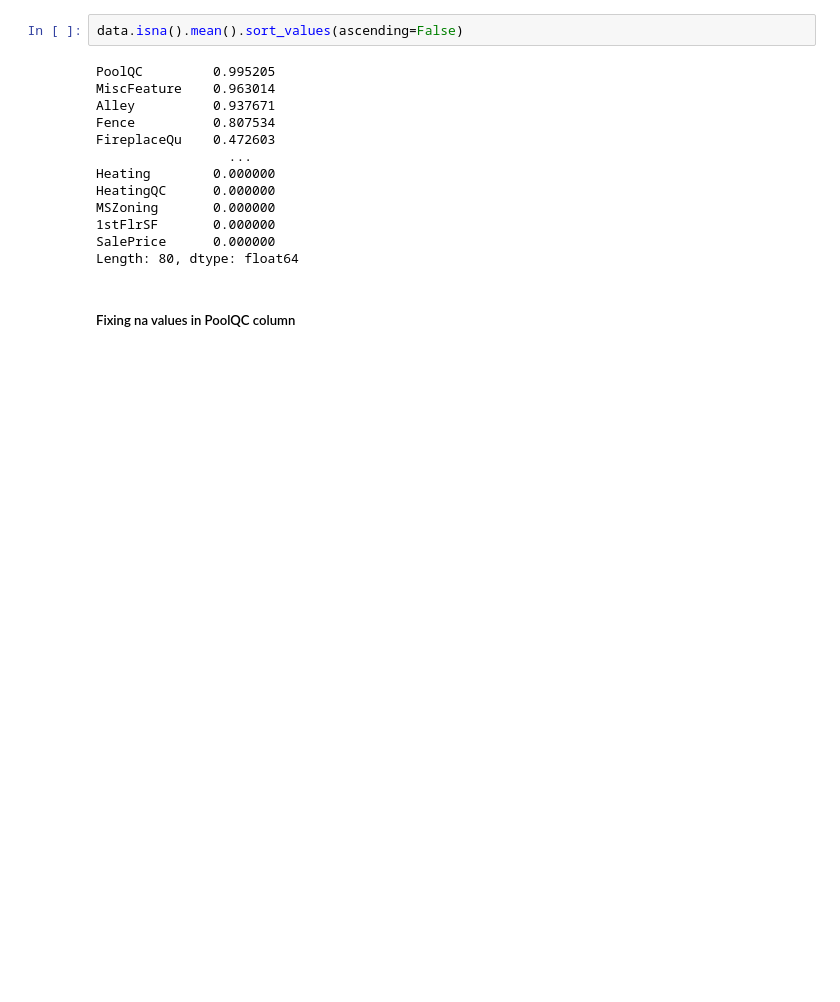
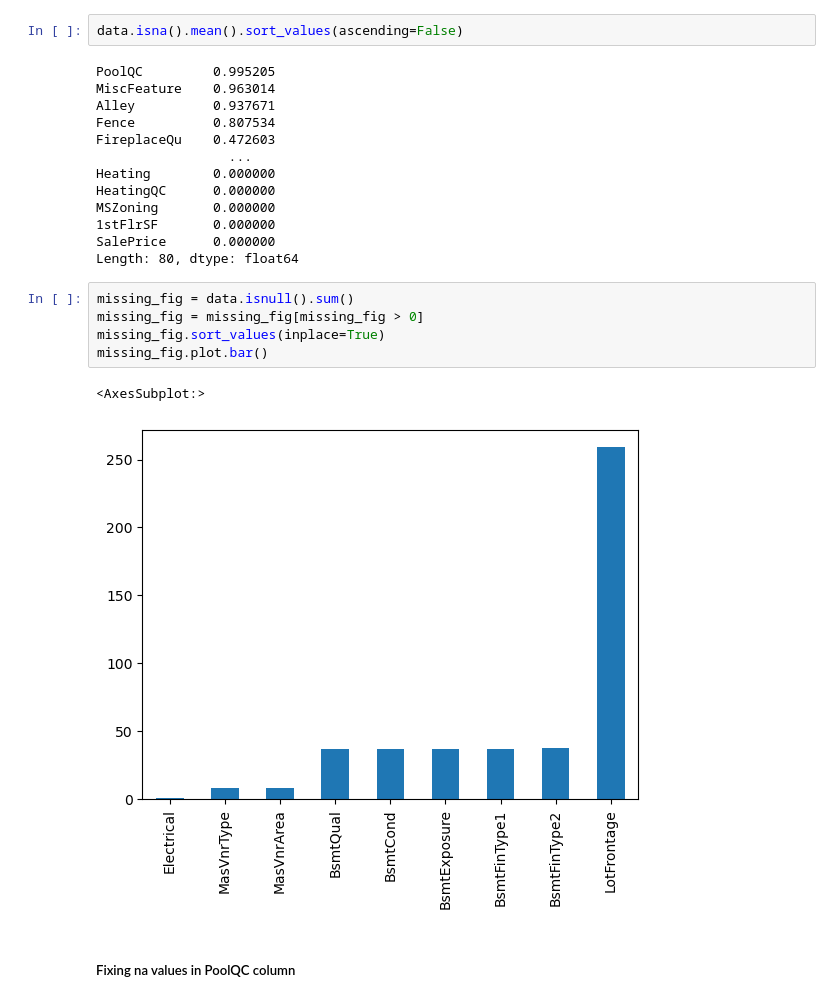
Before and after one commit to DorGetter/kaggle_competition_house_pricing, a Jupyter notebook: eda.ipynb, the cells around one changed output. Drawn from its saved outputs; the diff is of its cells as text; blank space fills up the shorter version.

```diff
--- a/eda.ipynb
+++ b/eda.ipynb
@@ -80,6 +81,14 @@ MSZoning       0.000000
 1stFlrSF       0.000000
 SalePrice      0.000000
 Length: 80, dtype: float64
+# %%
+missing_fig = data.isnull().sum()
+missing_fig = missing_fig[missing_fig > 0]
+missing_fig.sort_values(inplace=True)
+missing_fig.plot.bar()
+# %% [output]
+<AxesSubplot:>
+[figure, added]
 # %% [markdown]
 ##### Fixing na values in PoolQC column
 # %%
```
Also changed, not shown: parts of 11 cells of this notebook.
